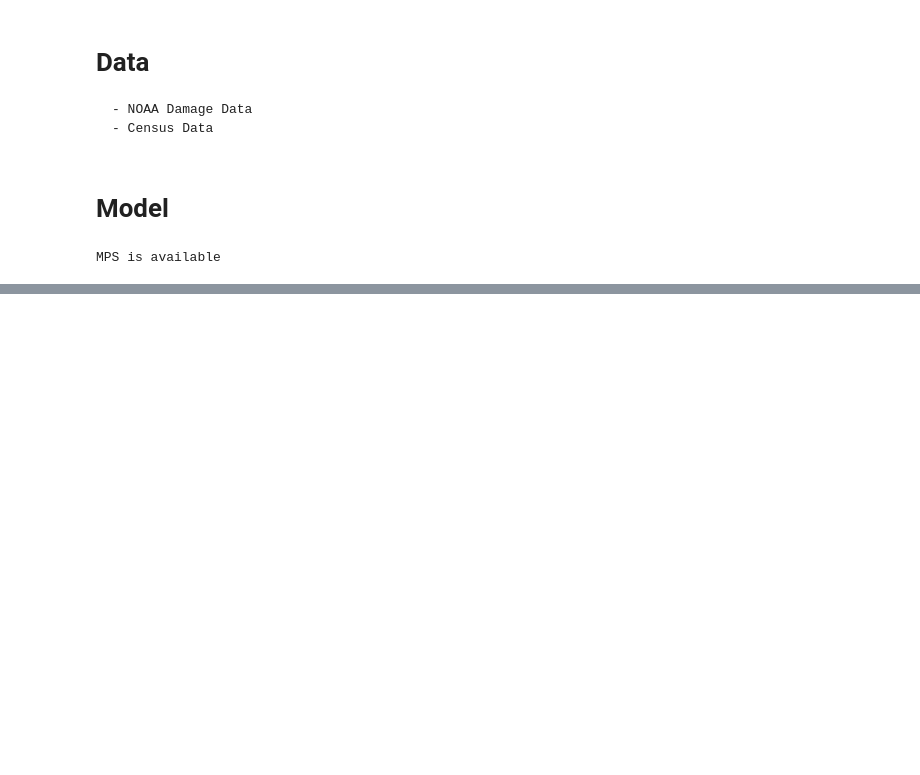
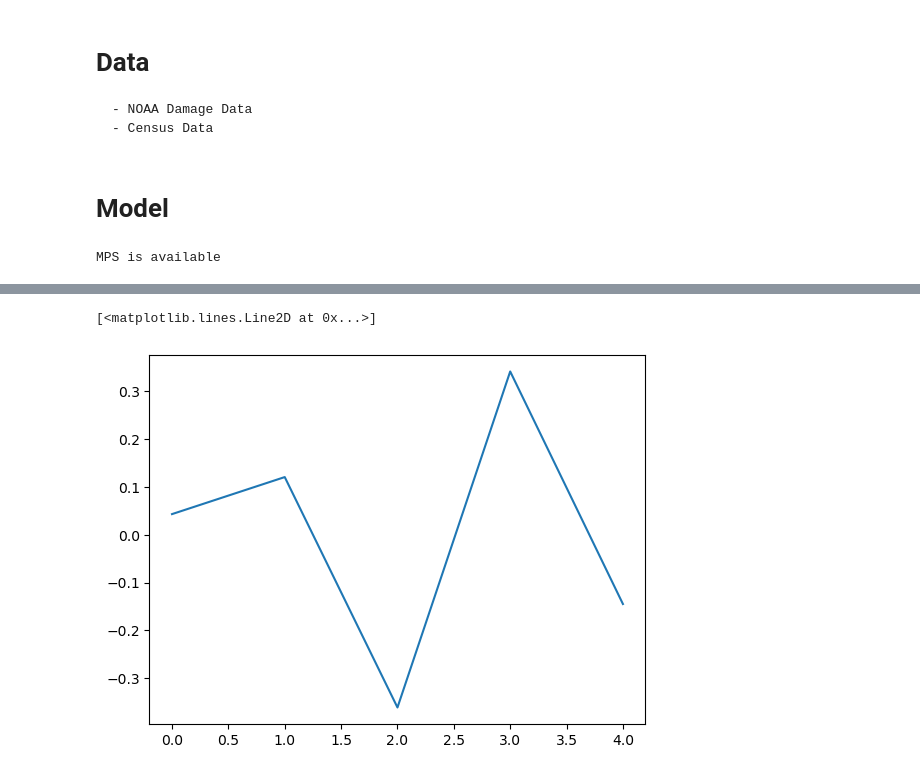
Before and after one commit to aaroncspaulding/COS-513-Group-Project, a Jupyter notebook: model_aaron/model.ipynb, the cells around one changed output, grey strips where cells are left out. Cells and saved outputs as stored; diff of their text form; code cells hidden in the pictures; blank space fills up the shorter version.

```diff
--- a/model_aaron/model.ipynb
+++ b/model_aaron/model.ipynb
@@ -251 +409,6 @@ plt.yscale('symlog')
+# %%
+plt.plot(beta_income_groups)
+# %% [output]
+[<matplotlib.lines.Line2D at 0x...>]
+[figure, added]
 # %%
```
Also changed, not shown: parts of 20 cells of this notebook.
